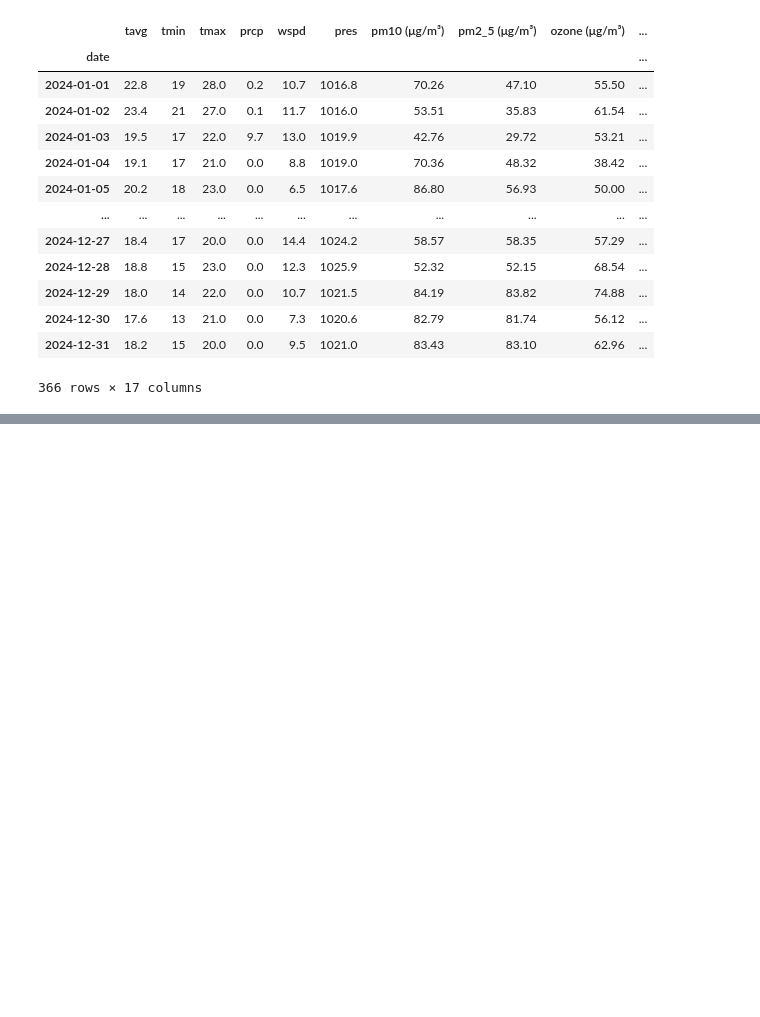
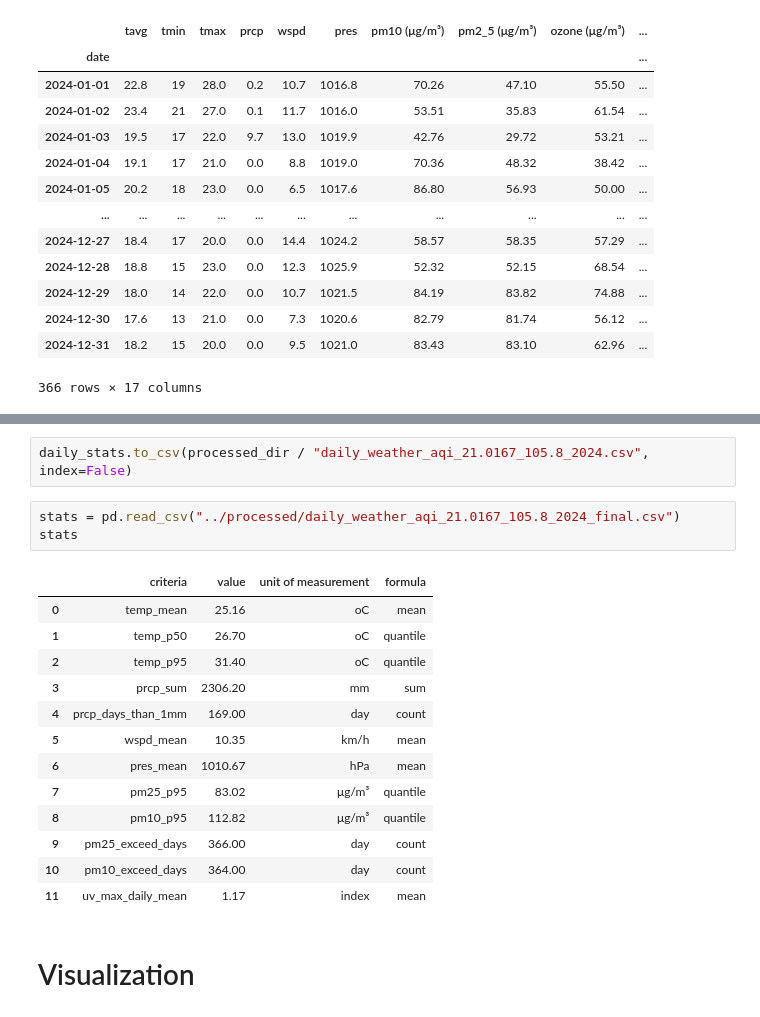
Before and after one commit to tannedjames/2526-LTXLDL-Project-AIT2006-4-3.2, a Jupyter notebook: final/src/main.ipynb, the cells around one changed output, grey strips where cells are left out. Saved outputs shown, nothing was run; the diff lists cells and outputs as text; blank space fills up the shorter version.

```diff
--- a/final/src/main.ipynb
+++ b/final/src/main.ipynb
@@ -365,0 +411,21 @@ clean_df
+# %%
+daily_stats.to_csv(processed_dir / "daily_weather_aqi_21.0167_105.8_2024.csv", index=False)
+# %%
+stats = pd.read_csv("../processed/daily_weather_aqi_21.0167_105.8_2024_final.csv")
+stats
+# %% [output]
+|  | criteria | value | unit of measurement | formula |
+| 0 | temp_mean | 25.16 | oC | mean |
+| 1 | temp_p50 | 26.70 | oC | quantile |
+| 2 | temp_p95 | 31.40 | oC | quantile |
+| 3 | prcp_sum | 2306.20 | mm | sum |
+| 4 | prcp_days_than_1mm | 169.00 | day | count |
+| 5 | wspd_mean | 10.35 | km/h | mean |
+| 6 | pres_mean | 1010.67 | hPa | mean |
+| 7 | pm25_p95 | 83.02 | μg/m³ | quantile |
+| 8 | pm10_p95 | 112.82 | μg/m³ | quantile |
+| 9 | pm25_exceed_days | 366.00 | day | count |
+| 10 | pm10_exceed_days | 364.00 | day | count |
+| 11 | uv_max_daily_mean | 1.17 | index | mean |
+# %% [markdown]
+# Visualization
```
Also changed, not shown: parts of 7 cells of this notebook, 5 other files.
